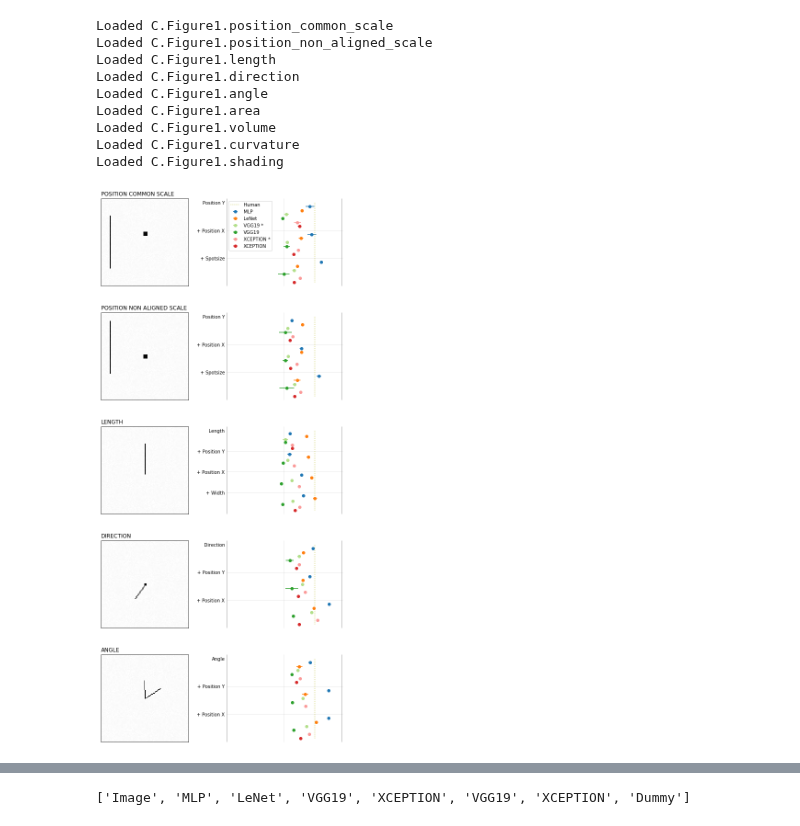
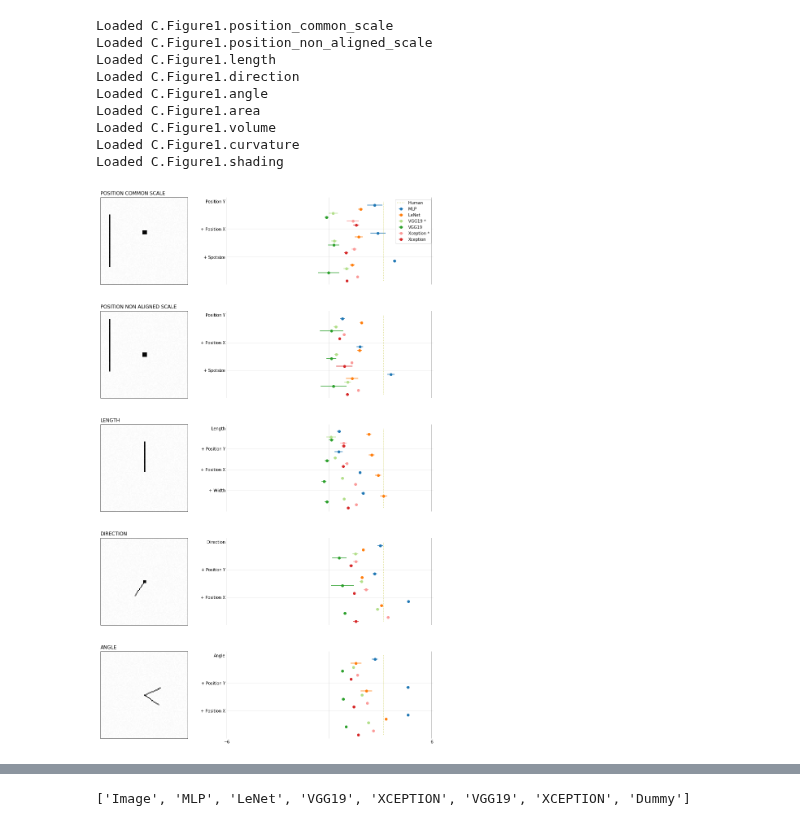
Before and after one commit to Rhoana/perception, a Jupyter notebook: IPY/Figure1_Analysis_Better_GFX.ipynb, the cells around one changed output, grey strips where cells are left out. Drawn from its saved outputs; the diff is of its cells as text; code cells hidden in the pictures.

Commit message:
Update results graph.

```diff
--- a/IPY/Figure1_Analysis_Better_GFX.ipynb
+++ b/IPY/Figure1_Analysis_Better_GFX.ipynb
@@ -290,6 +274,12 @@ Loaded C.Figure1.area
 Loaded C.Figure1.volume
 Loaded C.Figure1.curvature
 Loaded C.Figure1.shading
+# %%
+for z,experiment in enumerate(experiments):
+#     print classifiers3
+#     print 'b4', all_results_fresh[experiment][3]
+    all_results[experiment][3], all_results[experiment][4] =  \
+        all_results[experiment][4], all_results[experiment][3]
 # %%
 import numpy as np
 import scipy as sp
@@ -303,8 +293,8 @@ def mean_confidence_interval(data, confidence=0.95):
     h = se * sp.stats.t._ppf((1+confidence)/2., n-1)
     return m, (m-h), m+h, h
 
-fig = plt.figure(figsize=(10,40), facecolor='white')
-gs = gridspec.GridSpec(len(experiments), 2, width_ratios=[1,1], hspace=.3)#, wspace=.5)
+fig = plt.figure(figsize=(15,45), facecolor='white')
+gs = gridspec.GridSpec(len(experiments), 2, width_ratios=[.5,1], hspace=.3)#, wspace=.5)
 # experiments = [experiments[1]]
 
 # print experiments
@@ -449,7 +439,7 @@ for z,experiment in enumerate(experiments[0:5]):
         ax.tick_params(axis=u'both', which=u'both',length=0)
 
         # remove tick marks
-        if j <= 2*(len(experiments)-1):
+        if z!=4:#j <= 2*(len(experiments)-1):
             from matplotlib.ticker import NullFormatter
             ax.xaxis.set_major_formatter(NullFormatter())
             ax.xaxis.set_ticks_position('none')
@@ -488,35 +478,36 @@ for z,experiment in enumerate(experiments[0:5]):
 #         print i, c, y_pos, means, confidence
 
 
         c_color = 'C'+str(i-1)
         if i == 3:
             # vgg19 imagenet
             c = c+' *'
             c_color = '#b2df8a'
         elif i == 4:
             # vgg from scratch
 #             c = c+'vg s'
             c_color = 'C2'
         elif i == 5:
             # xcpetion imagenet
-            c = c+' *'
+            c = 'Xception *'
             c_color = '#fb9a99'
         elif i == 6:
             # xception from scratch
 #             c = c+'x sc'
+            c = 'Xception'
             c_color = 'C3'
 #         print i
         errorbars = plt.errorbar(means, y_pos, xerr=confidence, fmt='o', color=c_color, label=c)
 
 #         if i == 6:
 #             errorbars = plt.errorbar([100], y_pos[-1]+1, xerr=[0], fmt='o')
 
 #         print '-'*80
     if z==0:
         plt.legend()
 plt.savefig('../PAPER/gfx/figure1_slim_left.pdf', bbox_inches='tight', pad_inches=0)
 # %% [output]
-[figure, old version]
+[figure, new version]
 # %%
 import numpy as np
 import scipy as sp
```
Also changed, not shown: parts of 3 cells of this notebook, 2 other files.
